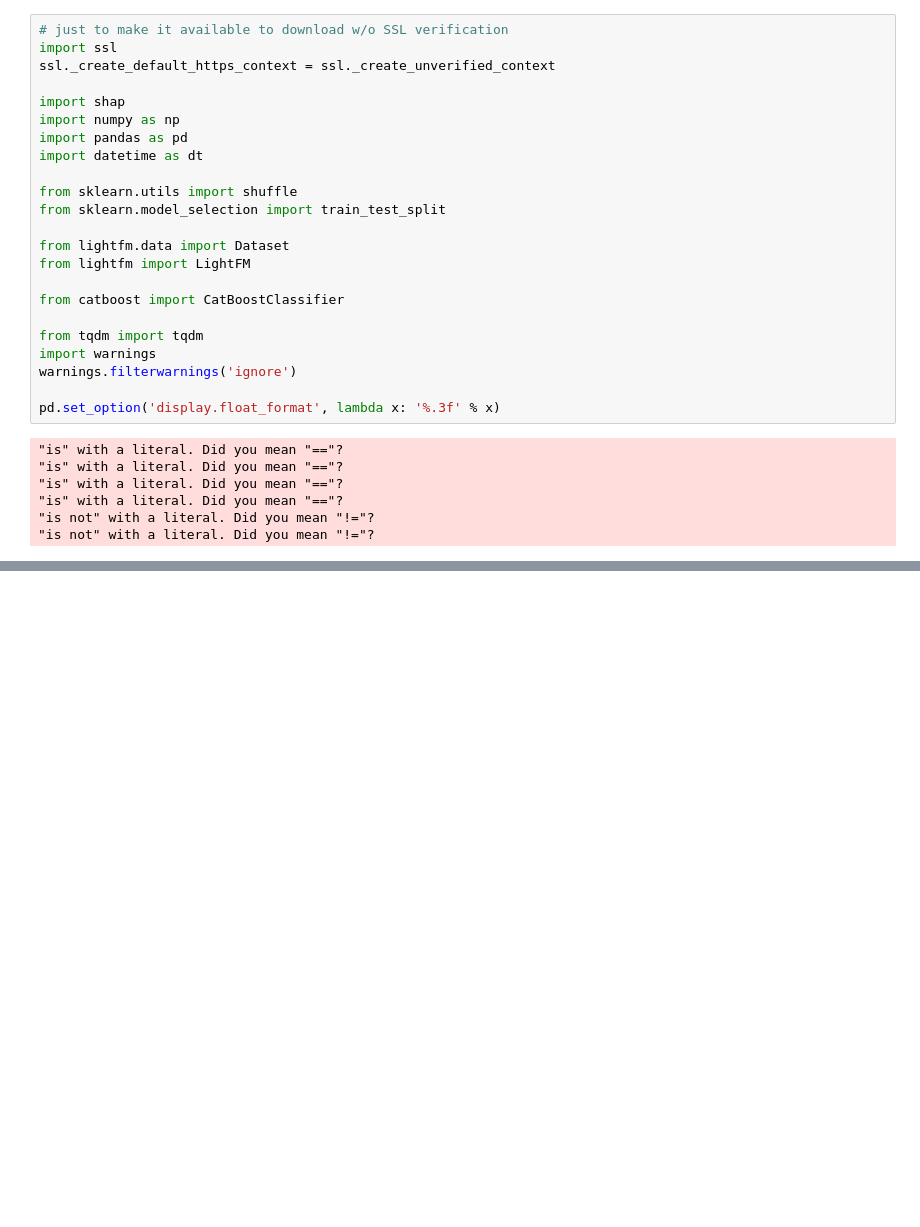
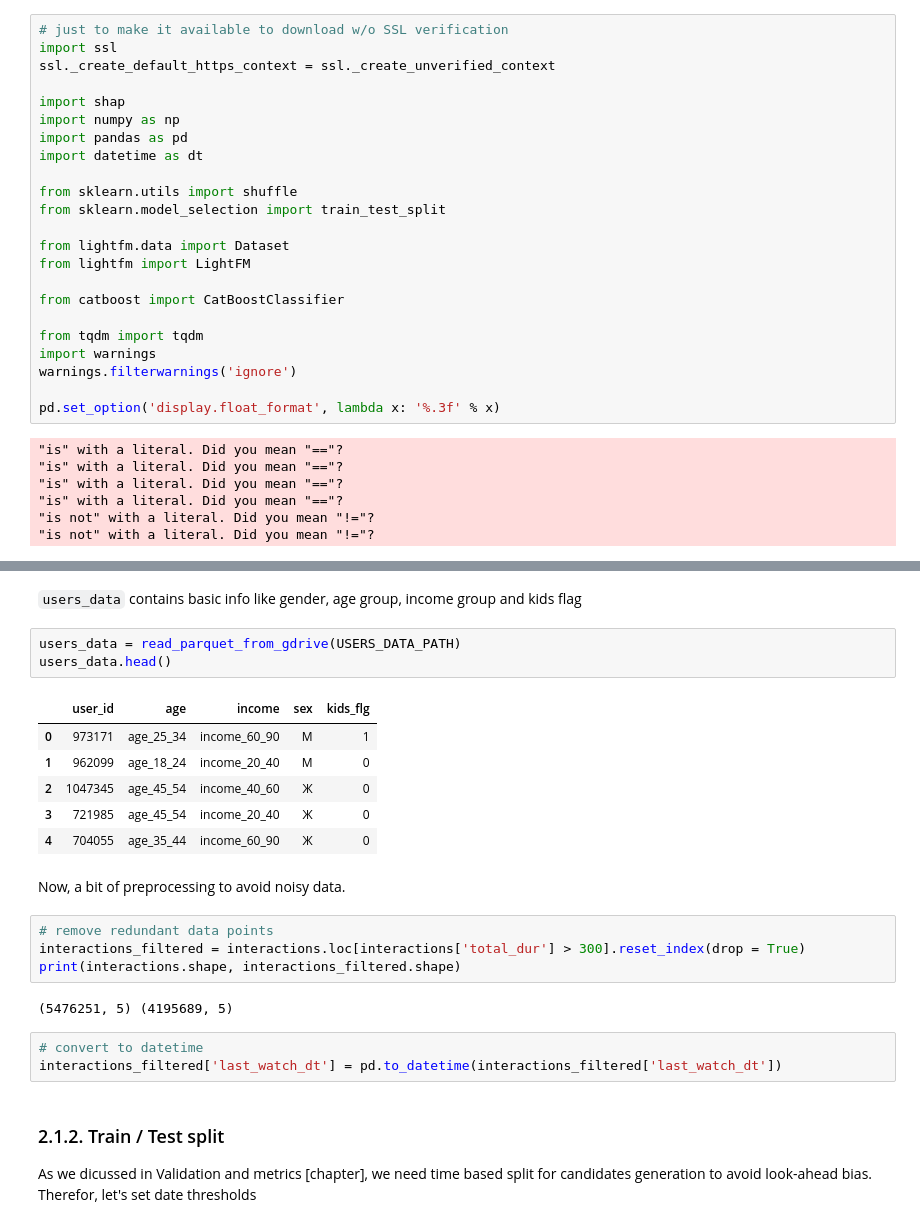
Before and after one commit to kshurik/rekkobook, a Jupyter notebook: _sources/chapter1/full_pipeline.ipynb, the cells around one changed output, grey strips where cells are left out. Cells and saved outputs as stored; diff of their text form; blank space fills up the shorter version.

```diff
--- a/_sources/chapter1/full_pipeline.ipynb
+++ b/_sources/chapter1/full_pipeline.ipynb
@@ -44,0 +93,28 @@ pd.set_option('display.float_format', lambda x: '%.3f' % x)
+# %% [markdown]
+`users_data` contains basic info like gender, age group, income group and kids flag
+# %%
+users_data = read_parquet_from_gdrive(USERS_DATA_PATH)
+users_data.head()
+# %% [output]
+|  | user_id | age | income | sex | kids_flg |
+| 0 | 973171 | age_25_34 | income_60_90 | М | 1 |
+| 1 | 962099 | age_18_24 | income_20_40 | М | 0 |
+| 2 | 1047345 | age_45_54 | income_40_60 | Ж | 0 |
+| 3 | 721985 | age_45_54 | income_20_40 | Ж | 0 |
+| 4 | 704055 | age_35_44 | income_60_90 | Ж | 0 |
+# %% [markdown]
+Now, a bit of preprocessing to avoid noisy data.
+# %%
+# remove redundant data points
+interactions_filtered = interactions.loc[interactions['total_dur'] > 300].reset_index(drop = True)
+print(interactions.shape, interactions_filtered.shape)
+# %% [output]
+(5476251, 5) (4195689, 5)
+# %%
+# convert to datetime
+interactions_filtered['last_watch_dt'] = pd.to_datetime(interactions_filtered['last_watch_dt'])
+# %% [markdown]
+### 2.1.2. Train / Test split
+
+As we dicussed in Validation and metrics [chapter], we need time based split for candidates generation
+to avoid look-ahead bias. Therefor, let's set date thresholds
```
Also changed, not shown: parts of 67 cells of this notebook, 19 other files.
